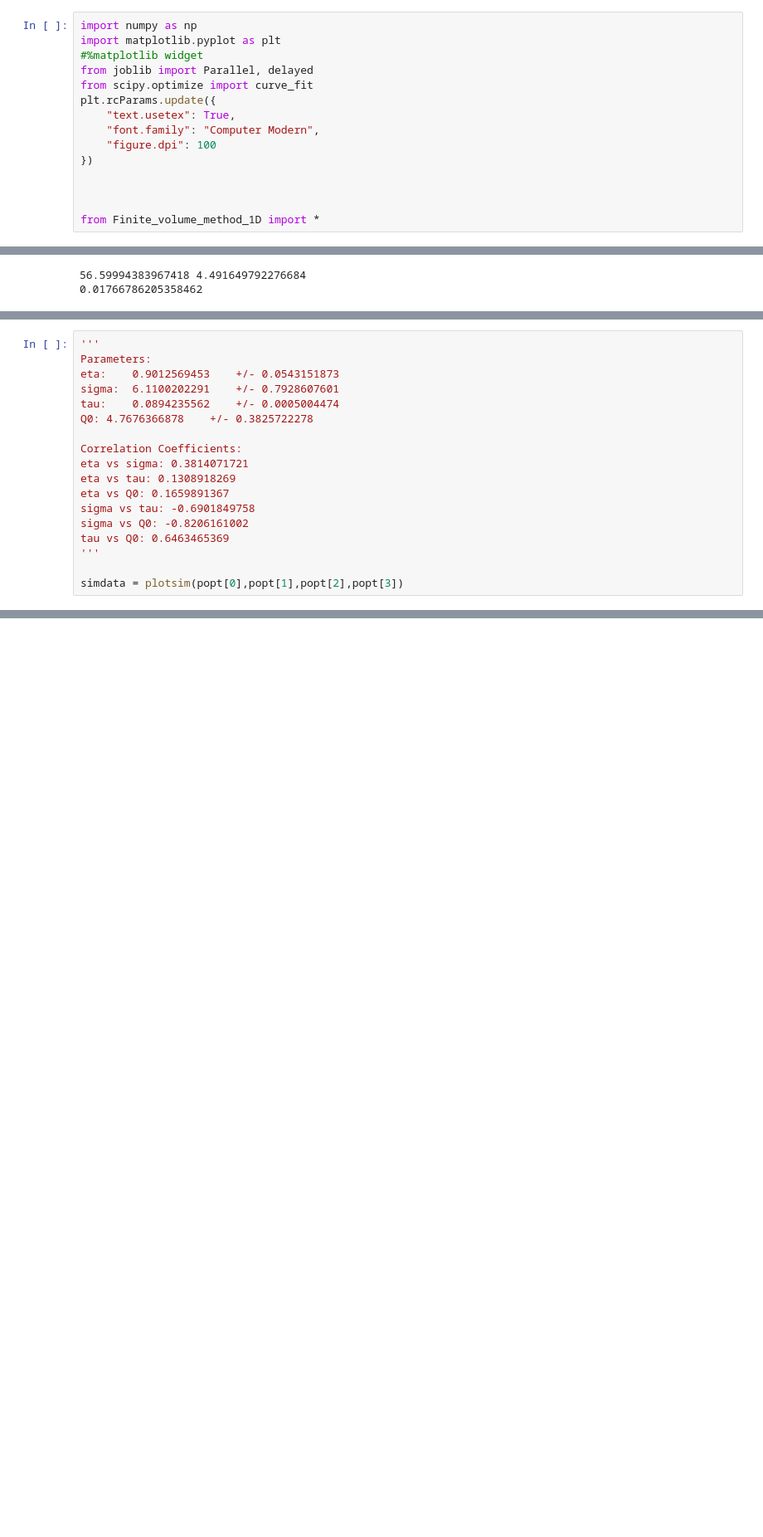
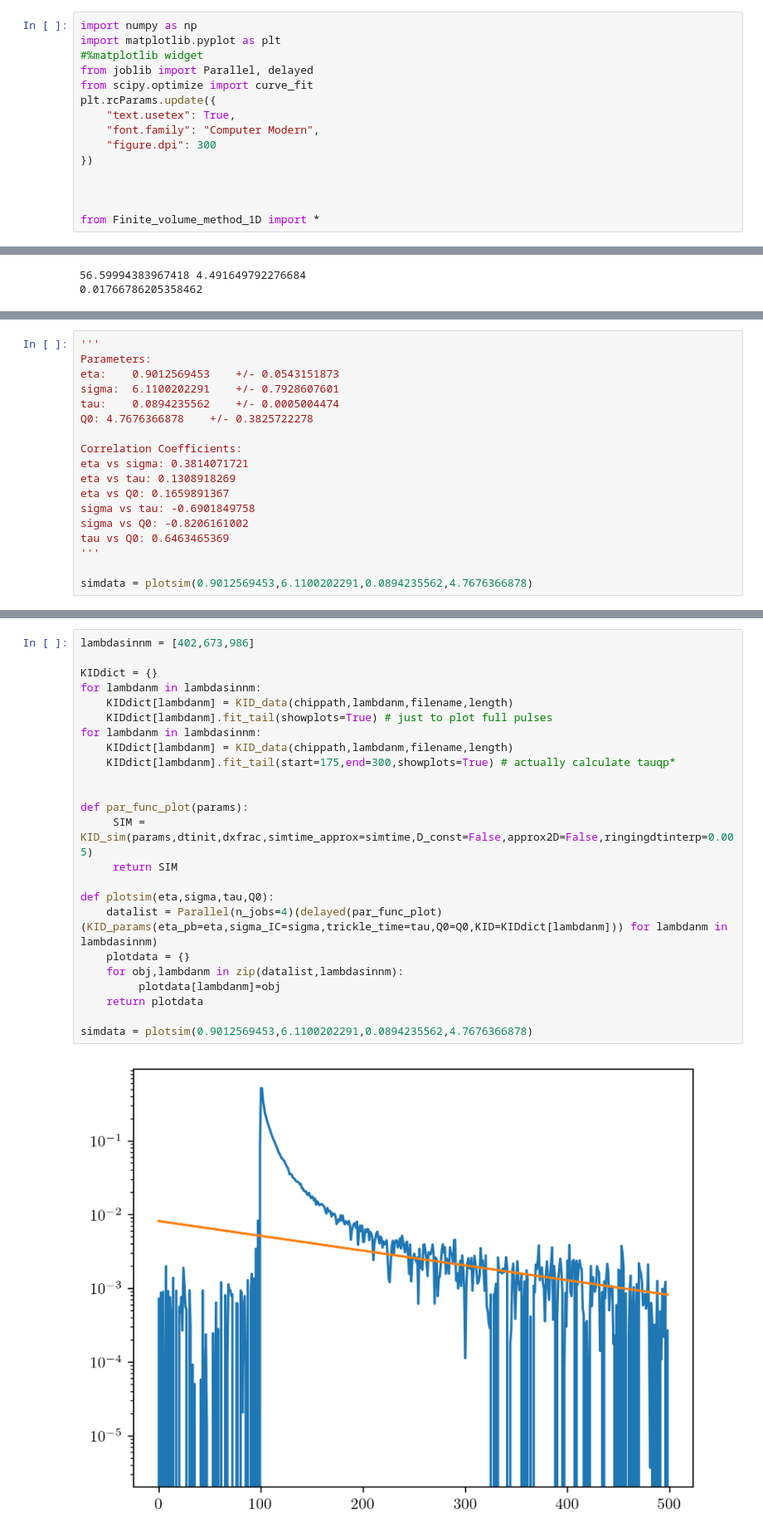
Before and after one commit to 10483/MTP, a Jupyter notebook: FVSimulation_phase_density/fitting 6um lowE.ipynb, the cells around one changed output, grey strips where cells are left out. Shown at 83% size. Cells and saved outputs as stored; diff of their text form; blank space fills up the shorter version.

```diff
--- a/FVSimulation_phase_density/fitting 6um lowE.ipynb
+++ b/FVSimulation_phase_density/fitting 6um lowE.ipynb
@@ -7,7 +7,7 @@ from scipy.optimize import curve_fit
 plt.rcParams.update({
     "text.usetex": True,
     "font.family": "Computer Modern",
-    "figure.dpi": 100
+    "figure.dpi": 300
 })
 
 
@@ -140,5 +112,5 @@ sigma vs Q0: -0.8206161002
 tau vs Q0: 0.6463465369
 '''
 
-simdata = plotsim(popt[0],popt[1],popt[2],popt[3])
+simdata = plotsim(0.9012569453,6.1100202291,0.0894235562,4.7676366878)
 # %% [output]
@@ -173,3 +145,29 @@ plt.show()
 # %% [output]
 [figure]
 [figure]
+# %%
+lambdasinnm = [402,673,986]
+
+KIDdict = {}
+for lambdanm in lambdasinnm:
+    KIDdict[lambdanm] = KID_data(chippath,lambdanm,filename,length)
+    KIDdict[lambdanm].fit_tail(showplots=True) # just to plot full pulses
+for lambdanm in lambdasinnm:
+    KIDdict[lambdanm] = KID_data(chippath,lambdanm,filename,length)
+    KIDdict[lambdanm].fit_tail(start=175,end=300,showplots=True) # actually calculate tauqp*
+
+
+def par_func_plot(params):
+     SIM = KID_sim(params,dtinit,dxfrac,simtime_approx=simtime,D_const=False,approx2D=False,ringingdtinterp=0.005)
+     return SIM
+
+def plotsim(eta,sigma,tau,Q0):
+    datalist = Parallel(n_jobs=4)(delayed(par_func_plot)(KID_params(eta_pb=eta,sigma_IC=sigma,trickle_time=tau,Q0=Q0,KID=KIDdict[lambdanm])) for lambdanm in lambdasinnm)
+    plotdata = {}
+    for obj,lambdanm in zip(datalist,lambdasinnm):
+         plotdata[lambdanm]=obj
+    return plotdata
+
+simdata = plotsim(0.9012569453,6.1100202291,0.0894235562,4.7676366878)
+# %% [output]
+[figure, added]
```
Also changed, not shown: parts of 6 cells of this notebook, 11 other files.
